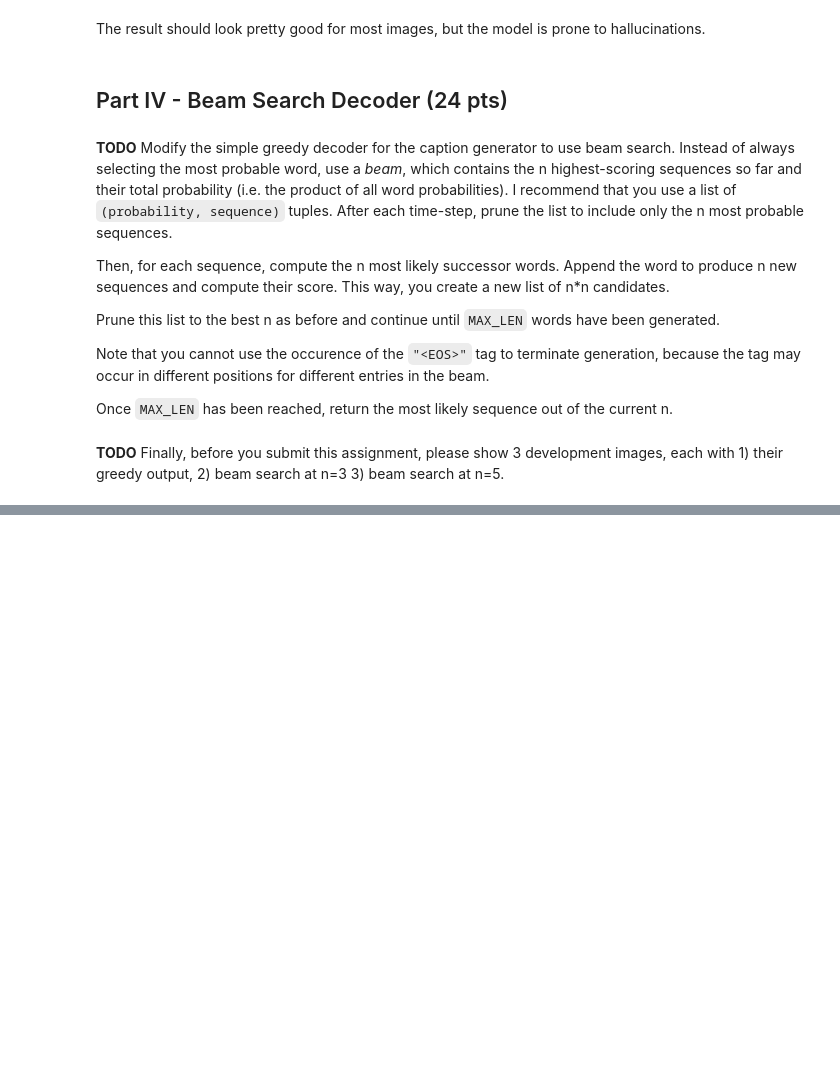
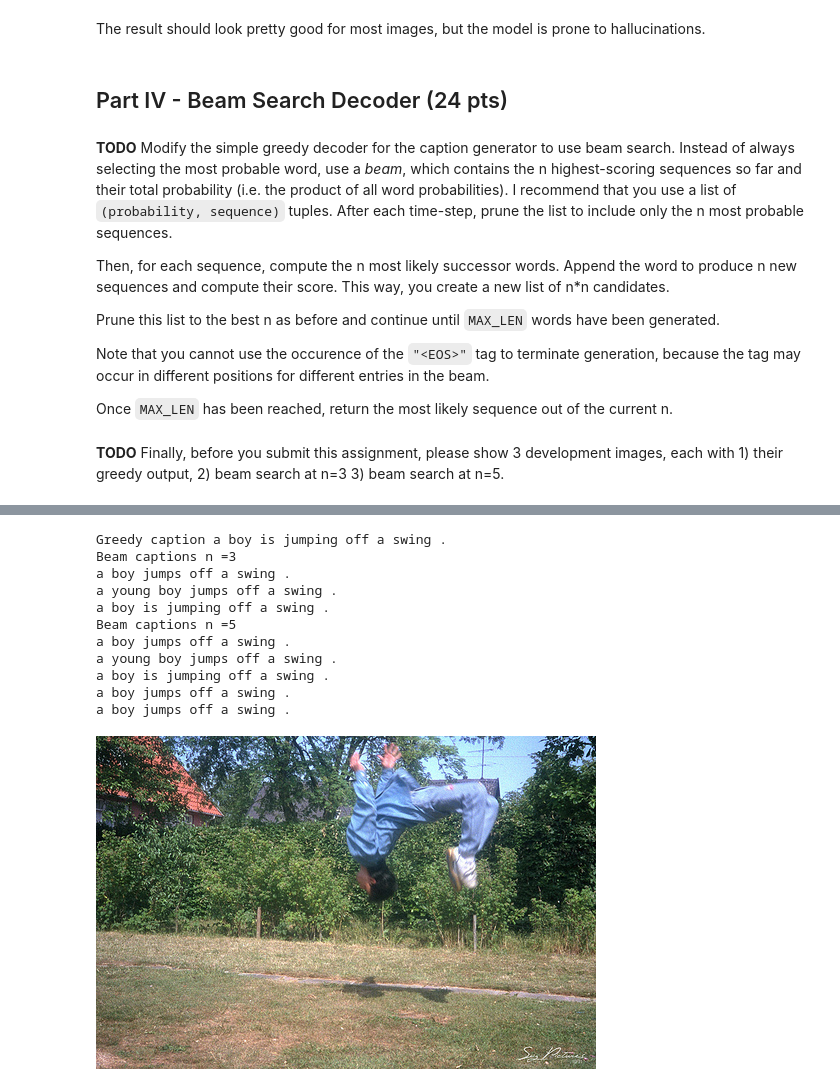
Before and after one commit to jiajiabinx/auto_caption, a Jupyter notebook: lstm_flickr_caption_generator_torch.ipynb, the cells around one changed output, grey strips where cells are left out. Saved outputs shown, nothing was run; the diff lists cells and outputs as text; code cells hidden in the pictures; blank space fills up the shorter version.

```diff
--- a/lstm_flickr_caption_generator_torch.ipynb
+++ b/lstm_flickr_caption_generator_torch.ipynb
@@ -663,0 +915,28 @@ def img_beam_decoder(n, img):
+# %%
+raw_img = PIL.Image.open(os.path.join(IMG_PATH, dev_list[750]))
+preprocessed_img = preprocess(raw_img).to(DEVICE)
+encoded_img = img_encoder(preprocessed_img.unsqueeze(0)).reshape((512))
+caption_greedy = greedy_decoder(encoded_img)
+caption_beam_3 = img_beam_decoder(3,encoded_img)
+caption_beam_5 = img_beam_decoder(5,encoded_img)
+print("Greedy caption " + " ".join(caption_greedy))
+print("Beam captions n =3 " )
+for i in range(3):
+    print( " ".join(caption_beam_3[i]))
+print("Beam captions n =5 " )
+for i in range(5):
+    print( " ".join(caption_beam_5[i]))
+raw_img
+# %% [output]
+Greedy caption a boy is jumping off a swing .
+Beam captions n =3
+a boy jumps off a swing .
+a young boy jumps off a swing .
+a boy is jumping off a swing .
+Beam captions n =5
+a boy jumps off a swing .
+a young boy jumps off a swing .
+a boy is jumping off a swing .
+a boy jumps off a swing .
+a boy jumps off a swing .
+[figure, added]
```
Also changed, not shown: parts of 55 cells of this notebook, 4 other files.
